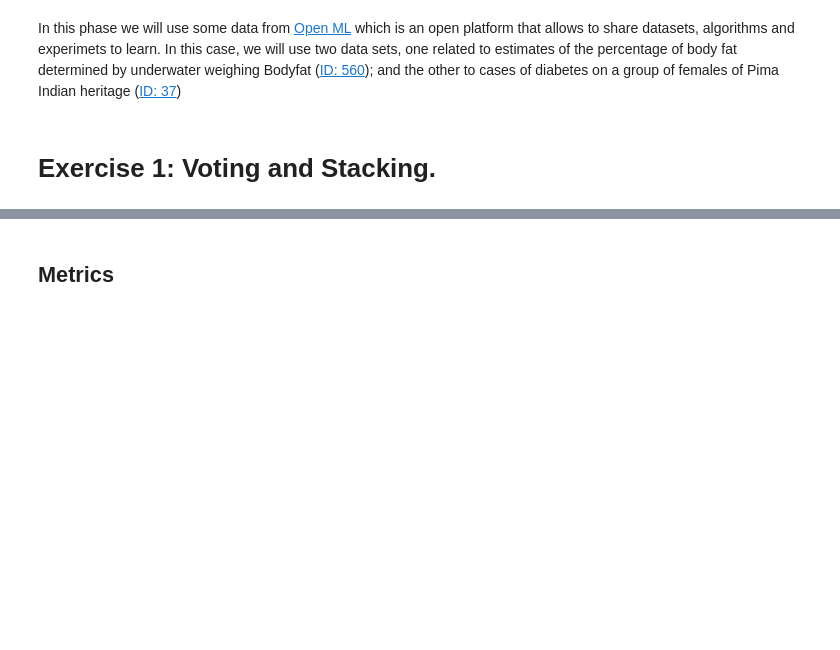
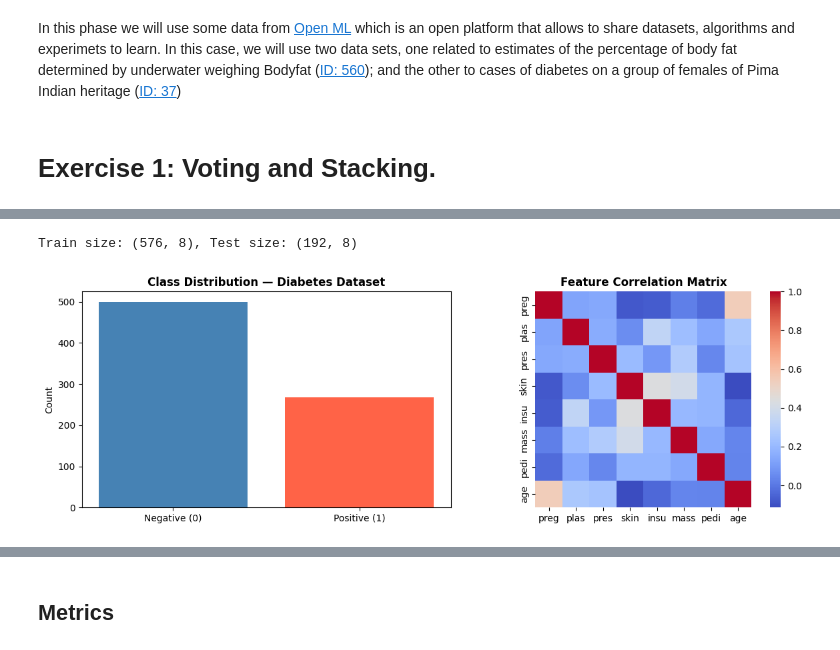
Before and after one commit to Jero2110/Advanced_ML_Phase_3, a Jupyter notebook: analysis/G01_Jeronimo_Ramos_Phase3.ipynb, the cells around one changed output, grey strips where cells are left out. Drawn from its saved outputs; the diff is of its cells as text; code cells hidden in the pictures; blank space fills up the shorter version.

```diff
--- a/analysis/G01_Jeronimo_Ramos_Phase3.ipynb
+++ b/analysis/G01_Jeronimo_Ramos_Phase3.ipynb
@@ -28,0 +182,33 @@ In this phase we will use some data from [Open ML](https://www.openml.org/) whic
+# %%
+X_class = df_class['data']
+y_class = df_class['target']
+
+y_class = y_class.map({'tested_positive': 1, 'tested_negative': 0})
+
+X_train_class, X_test_class, y_train_class, y_test_class = train_test_split(X_class, y_class, test_size=0.25, random_state=42)
+
+scaler_class = StandardScaler().set_output(transform="pandas")
+X_train_stand = scaler_class.fit_transform(X_train_class)
+X_test_stand  = scaler_class.transform(X_test_class)
+
+print(f"Train size: {X_train_stand.shape}, Test size: {X_test_stand.shape}")
+# %% [output]
+Train size: (576, 8), Test size: (192, 8)
+# %%
+# Quick visual overview
+fig, axes = plt.subplots(1, 2, figsize=(12, 4))
+
+# Class distribution
+axes[0].bar(['Negative (0)', 'Positive (1)'], np.bincount(y_class), color=['steelblue', 'tomato'])
+axes[0].set_title('Class Distribution — Diabetes Dataset', fontweight='bold')
+axes[0].set_ylabel('Count')
+
+# Feature correlation heatmap
+corr = X_class.corr()
+sns.heatmap(corr, ax=axes[1], cmap='coolwarm', fmt='.1f', annot=False, square=True)
+axes[1].set_title('Feature Correlation Matrix', fontweight='bold')
+
+plt.tight_layout()
+plt.show()
+# %% [output]
+[figure, added]
```
Also changed, not shown: parts of 9 cells of this notebook.
